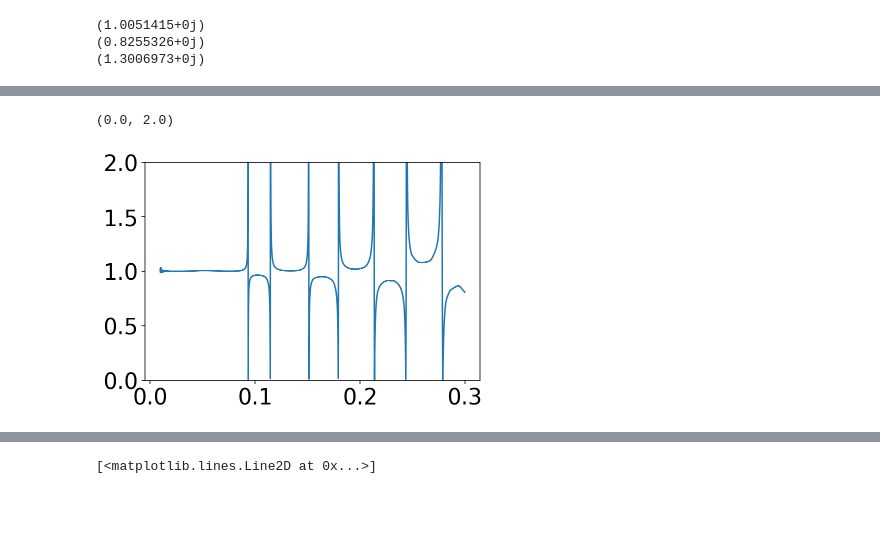
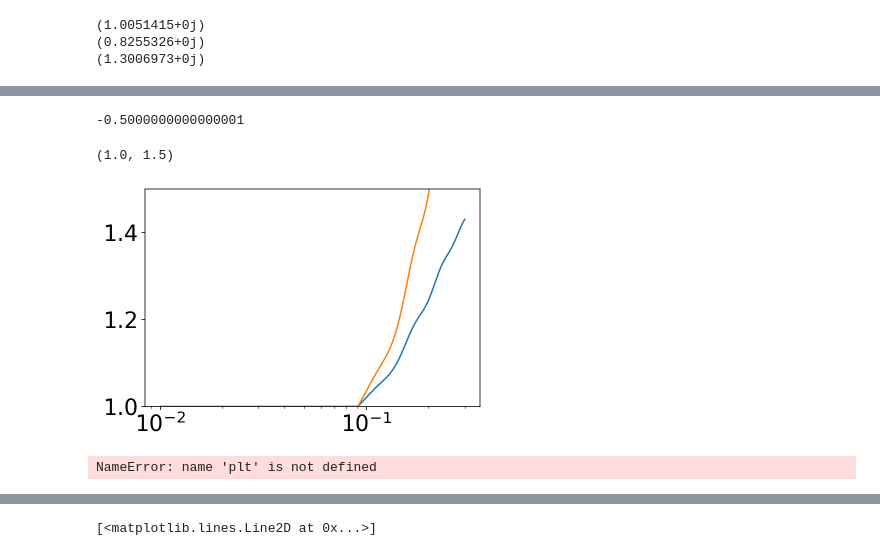
Before and after one commit to craddis1/CosmoWAP, a Jupyter notebook: notebooks/bk_SNR.ipynb, the cells around one changed output, grey strips where cells are left out. Drawn from its saved outputs; the diff is of its cells as text; code cells hidden in the pictures; blank space fills up the shorter version.

```diff
--- a/notebooks/bk_SNR.ipynb
+++ b/notebooks/bk_SNR.ipynb
@@ -119,9 +114,35 @@ plt.yscale('log')
-# %%
-plt.plot(k1,np.abs(pk.WA2.l2(cosmo_funcs,k1,zz,sigma=None).real)/np.abs(pk.WA2.l2(cosmo_funcs,k1,zz,sigma=7).real))
-plt.ylim(0,2)
-# %% [output]
-(0.0, 2.0)
-[figure, removed]
+# %%
+scipy.special.eval_legendre(2,0)
+# %% [output]
+-0.5000000000000001
+# %%
+k1= np.linspace(0.01,0.3,2000)
+k11 = k1[:,np.newaxis]
+zz =0.1
+cov = pk.COV(cosmo_funcs,k1,zz,sigma=None,nonlin=False)
+cov1 = pk.COV(cosmo_funcs,k1,zz,sigma=None,nonlin=True)
+plt.plot(k1,cov1.N00()/cov.N00())
+
+
+#cosmo_funcs,k1,zz=0,t=0,sigma=None,nonlin=False
+
+cov = bk.COV(cosmo_funcs,k1,k1,k1,zz,sigma=None)
+cov1 = bk.COV(cosmo_funcs,k1,k1,k1,zz,sigma=None)
+plt.plot(k1,cov1.cov([0,0],nonlin = True)/cov.cov([0,0],nonlin = False))
+#plt.plot(k1,np.abs(pk.Loc.l0(cosmo_funcs,k1,zz,sigma=None).real))
+#plt.plot(k1,np.abs(pk.Loc.l0(cosmo_funcs,k1,zz,sigma=7).real))
+#plt.plot(k1,cw.lib.integrate.legendre(pk.Loc.l,0,cosmo_funcs,k11,zz=zz,sigma=7).real)
+plt.xscale('log')
+#plt.yscale('log')
+plt.ylim(1,1.50)
+# %% [output]
+(1.0, 1.5)
+[figure, added]
+# %%
+plt.plot(k1,np.abs(pk.WA2.l2(cosmo_funcs,k1,zz,sigma=None).real)/np.abs(pk.WA2.l2(cosmo_funcs,k1,zz,sigma=7).real))
+plt.ylim(0,2)
+# %% [output]
+NameError: name 'plt' is not defined
 # %%
 zz=np.linspace(1,1.5,40)[...,np.newaxis] # redshift
 k1=np.linspace(0.05,0.1)
```
Also changed, not shown: parts of 10 cells of this notebook, 5 other files.
